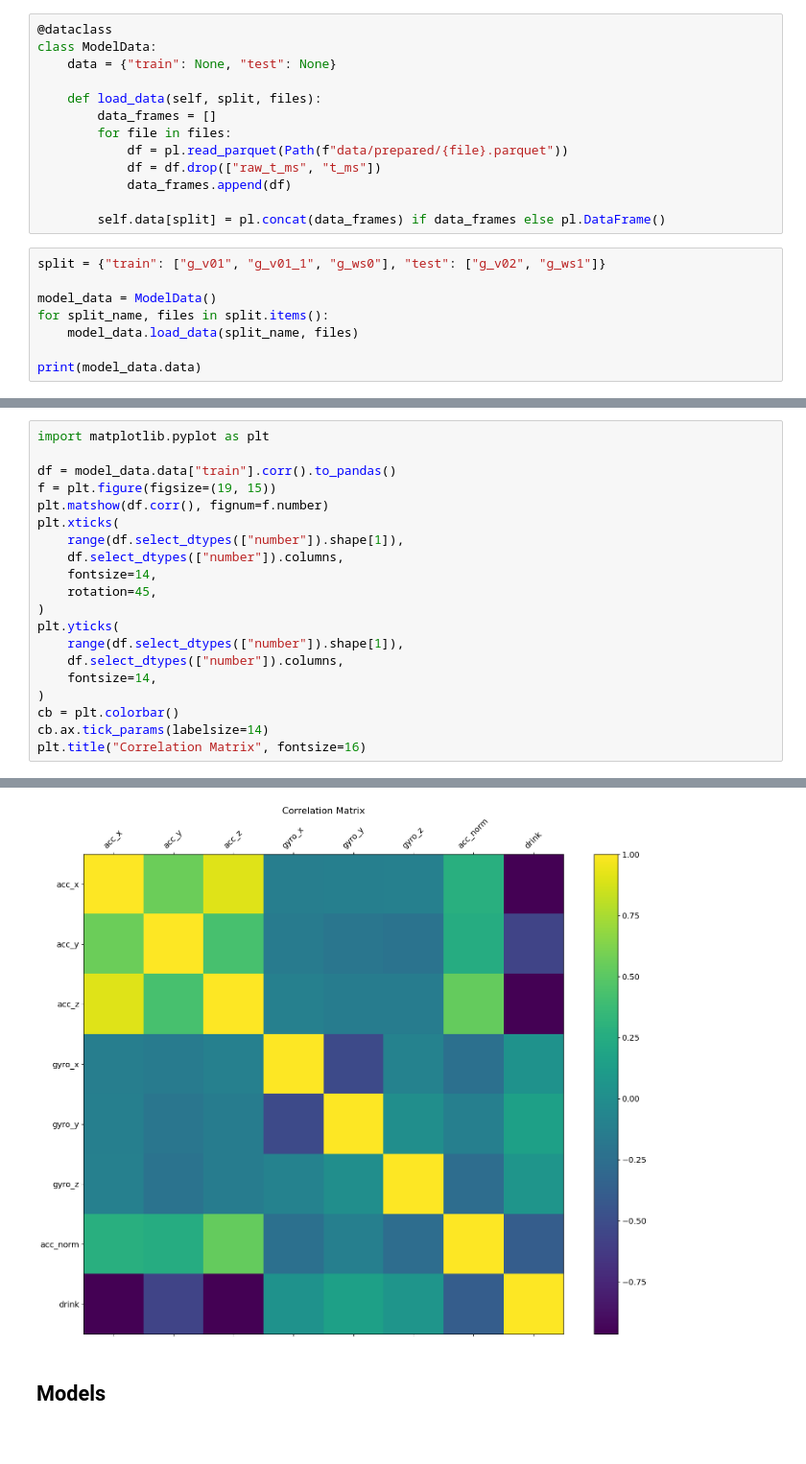
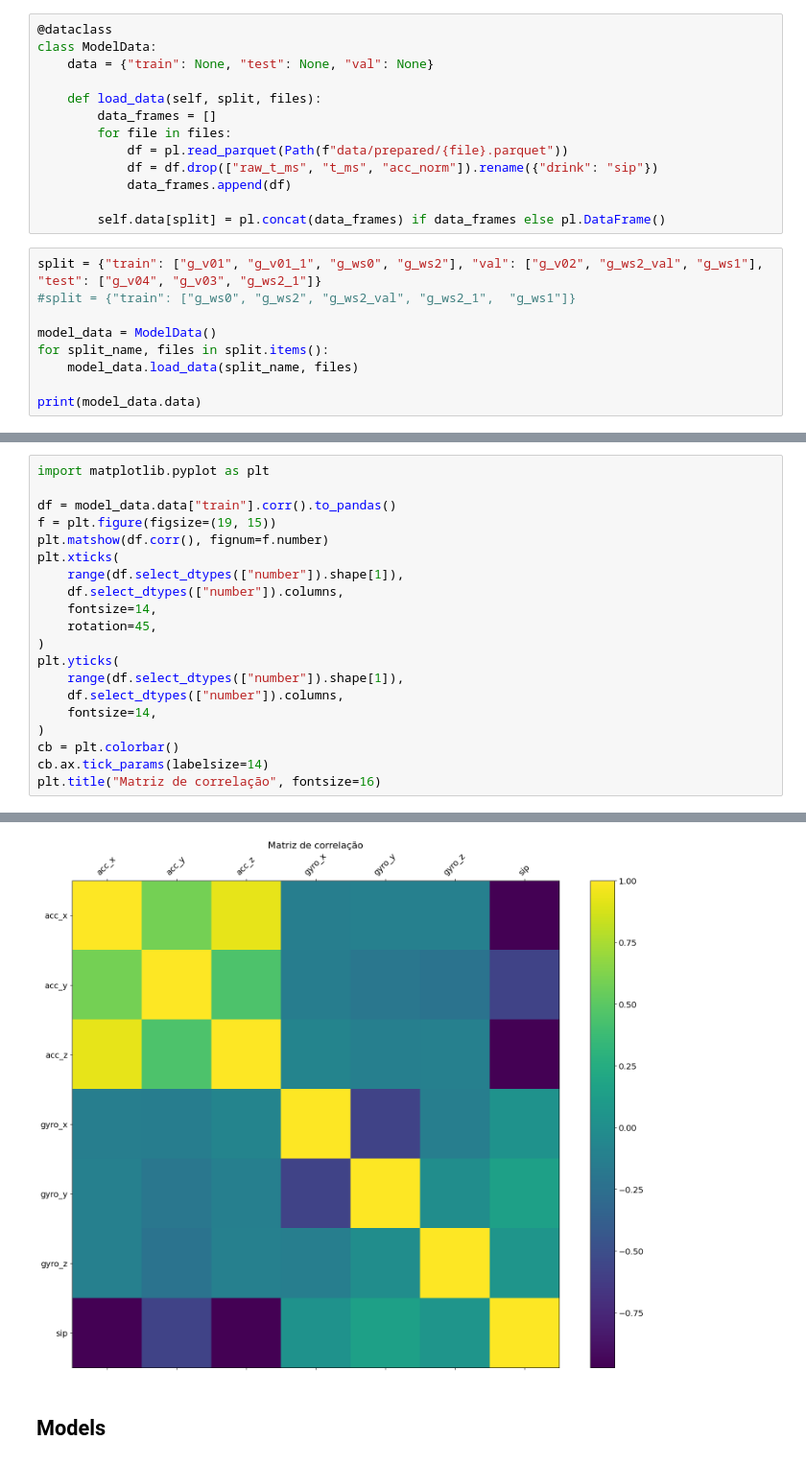
Before and after one commit to Rafael-Cirino/arduino_smart_bottle, a Jupyter notebook: model/model_train.ipynb, the cells around one changed output, grey strips where cells are left out. Shown at 96% size. Drawn from its saved outputs; the diff is of its cells as text.

```diff
--- a/model/model_train.ipynb
+++ b/model/model_train.ipynb
@@ -7,18 +9,19 @@ from dataclasses import dataclass
 # %%
 @dataclass
 class ModelData:
-    data = {"train": None, "test": None}
+    data = {"train": None, "test": None, "val": None}
 
     def load_data(self, split, files):
         data_frames = []
         for file in files:
             df = pl.read_parquet(Path(f"data/prepared/{file}.parquet"))
-            df = df.drop(["raw_t_ms", "t_ms"])
+            df = df.drop(["raw_t_ms", "t_ms", "acc_norm"]).rename({"drink": "sip"})
             data_frames.append(df)
 
         self.data[split] = pl.concat(data_frames) if data_frames else pl.DataFrame()
 # %%
-split = {"train": ["g_v01", "g_v01_1", "g_ws0"], "test": ["g_v02", "g_ws1"]}
+split = {"train": ["g_v01", "g_v01_1", "g_ws0", "g_ws2"], "val": ["g_v02", "g_ws2_val", "g_ws1"], "test": ["g_v04", "g_v03", "g_ws2_1"]}
+#split = {"train": ["g_ws0", "g_ws2", "g_ws2_val", "g_ws2_1",  "g_ws1"]}
 
 model_data = ModelData()
 for split_name, files in split.items():
@@ -62,5 +72,5 @@ plt.yticks(
 )
 cb = plt.colorbar()
 cb.ax.tick_params(labelsize=14)
-plt.title("Correlation Matrix", fontsize=16)
+plt.title("Matriz de correlação", fontsize=16)
 # %% [output]
@@ -68,3 +78,3 @@ Text(0.5, 1.0, 'Correlation Matrix')
-[figure, old version]
+[figure, new version]
 # %% [markdown]
 ## Models
```
Also changed, not shown: parts of 12 cells of this notebook, 13 other files.
